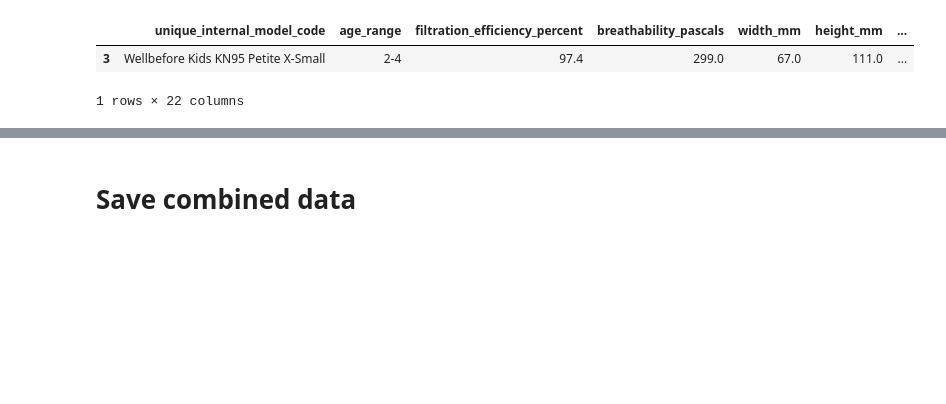
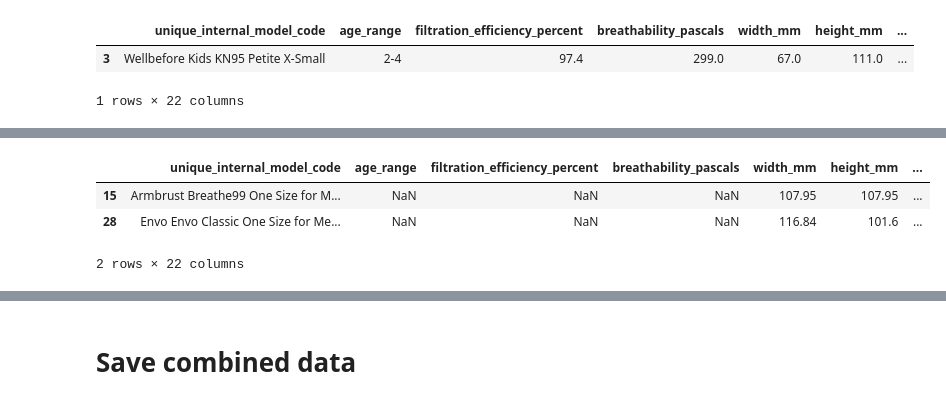
Before and after one commit to Edderic/breathesafe, a Jupyter notebook: python/mask-recommender/notebooks/combine-mask-data-sets.ipynb, the cells around one changed output, grey strips where cells are left out. Cells and saved outputs as stored; diff of their text form; code cells hidden in the pictures; blank space fills up the shorter version.

Commit message:
add depth colored cell

```diff
--- a/python/mask-recommender/notebooks/combine-mask-data-sets.ipynb
+++ b/python/mask-recommender/notebooks/combine-mask-data-sets.ipynb
@@ -1724,0 +1737,7 @@ combined[combined['width_mm'] < 70]
+# %%
+combined[combined['depth_mm'] < 16]
+# %% [output]
+|  | unique_internal_model_code | age_range | filtration_efficiency_percent | breathability_pascals | width_mm | height_mm | ... |
+| 15 | Armbrust Breathe99 One Size for M... | NaN | NaN | NaN | 107.95 | 107.95 | ... |
+| 28 | Envo Envo Classic One Size for Me... | NaN | NaN | NaN | 116.84 | 101.6 | ... |
+2 rows × 22 columns
```
Also changed, not shown: parts of 2 cells of this notebook, 1 other file.
